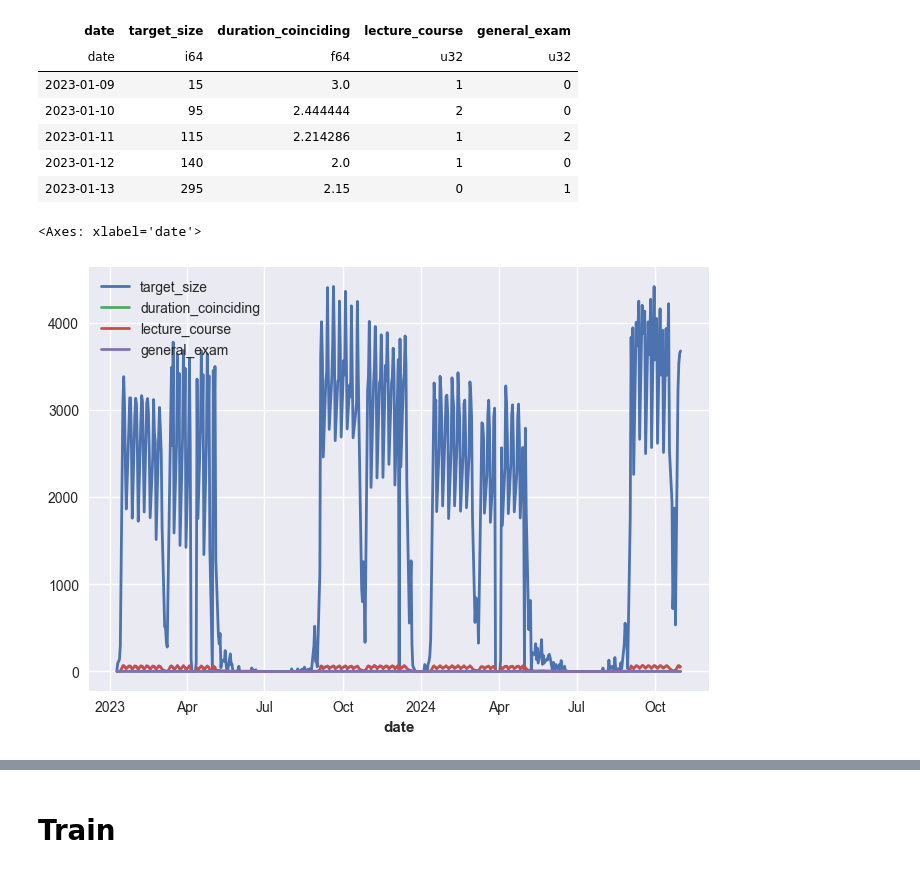
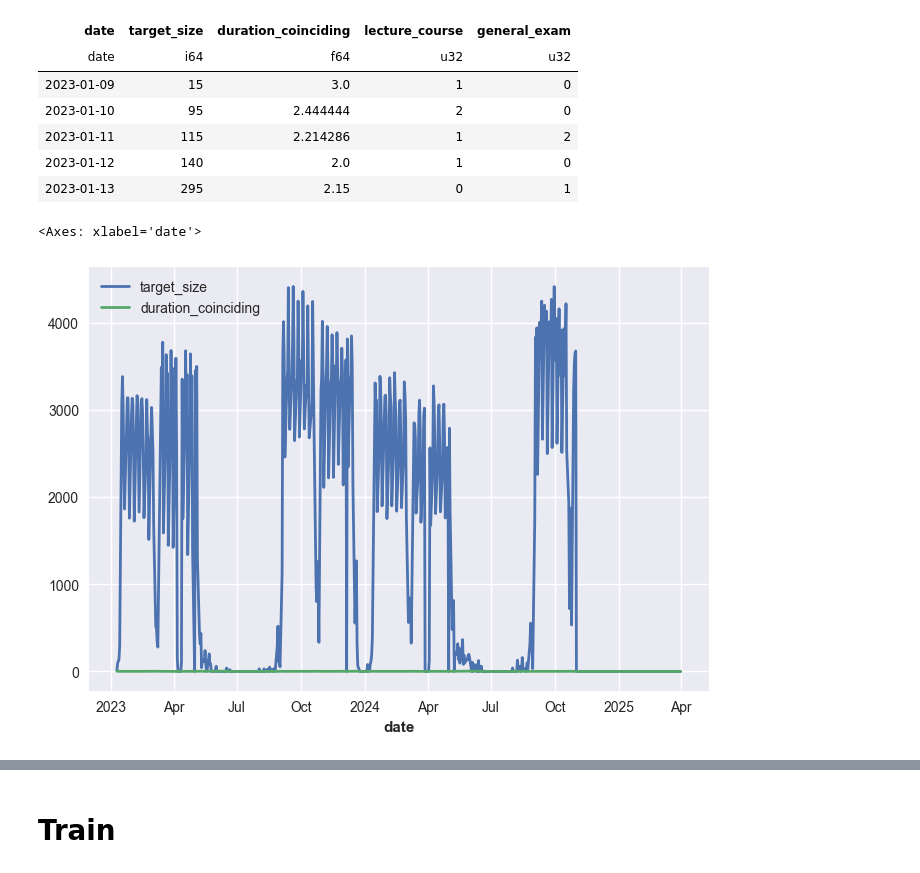
Before and after one commit to Food-Waste-Optimization/Food-Waste-Optimization, a Jupyter notebook: src/whole_pos_forecast/darts.ipynb, the cells around one changed output, grey strips where cells are left out. Cells and saved outputs as stored; diff of their text form; code cells hidden in the pictures.

```diff
--- a/src/whole_pos_forecast/darts.ipynb
+++ b/src/whole_pos_forecast/darts.ipynb
@@ -87,9 +91,12 @@ pos = (
 
 # Trim records out of the range
 DATE_MIN = pl.lit('2023-01-09').str.to_date()
-DATE_MAX = pl.lit('2024-10-31').str.to_date()
+DATE_MAX = pl.lit('2025-03-31').str.to_date()
 pos = (
     pos.filter(pl.col('date') >= DATE_MIN)
+
+    # make it possible for MAPE and log
+    .with_columns((pl.col('pcs') + EPS))
 )
 
 pos.head()
@@ -353,20 +359,25 @@ shape: (5, 5)
 # %%
 series_booking = (
     TimeSeries
     .from_dataframe(
         df=cov_booking.to_pandas(),
         time_col='date',
         freq='b',
         fill_missing_dates = False,
-        value_cols=['target_size', 'duration_coinciding', 'lecture_course', 'general_exam']
+        value_cols=[
+            'target_size',
+            'duration_coinciding',
+            # 'lecture_course',
+            # 'general_exam'
+        ]
     )
     # .astype(np.float32)
 )
 
 
 
 series_booking.plot()
 # %% [output]
 <Axes: xlabel='date'>
-[figure, old version]
+[figure, new version]
 # %%
```
Also changed, not shown: parts of 23 cells of this notebook, 2 other files.
